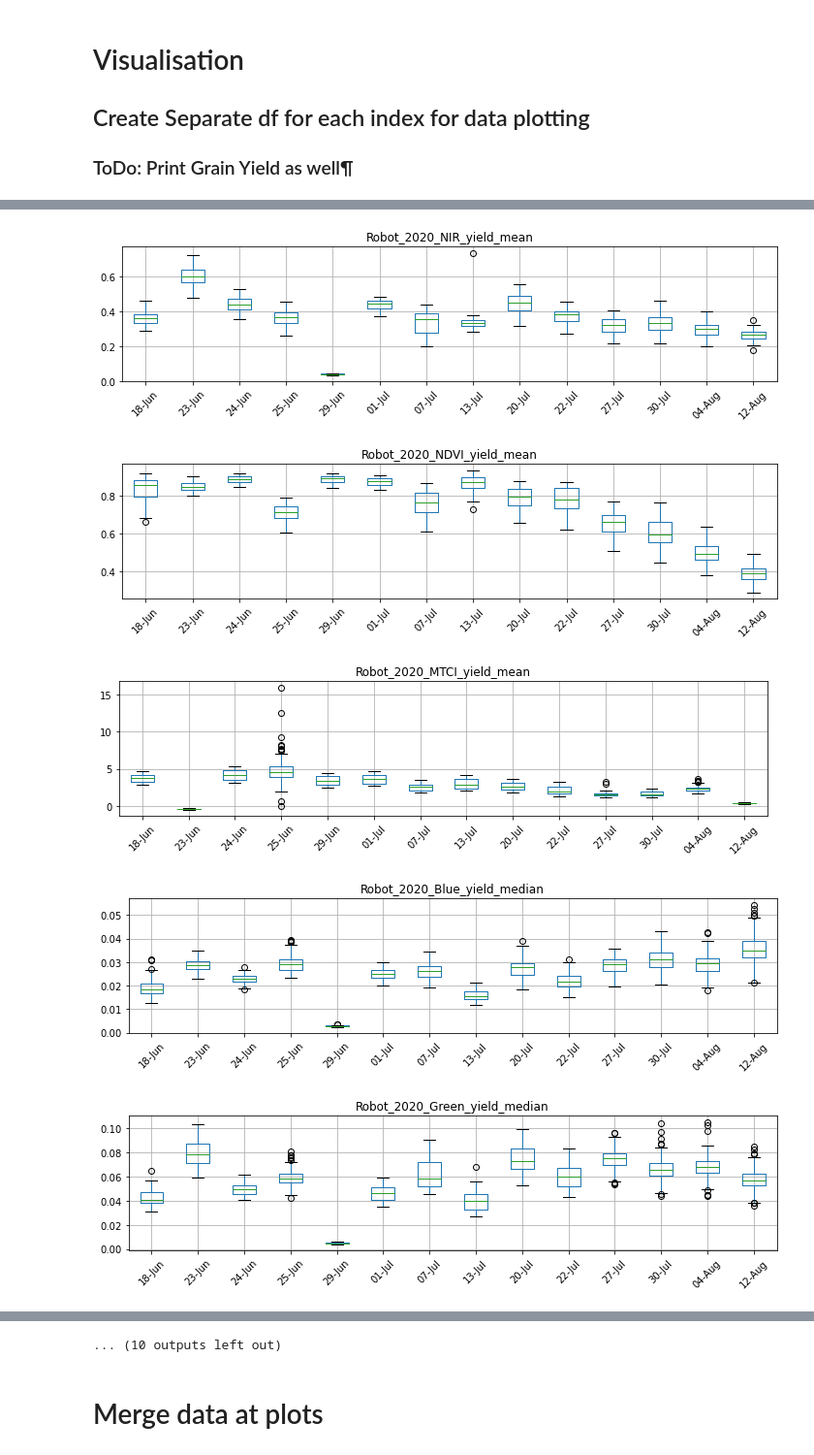
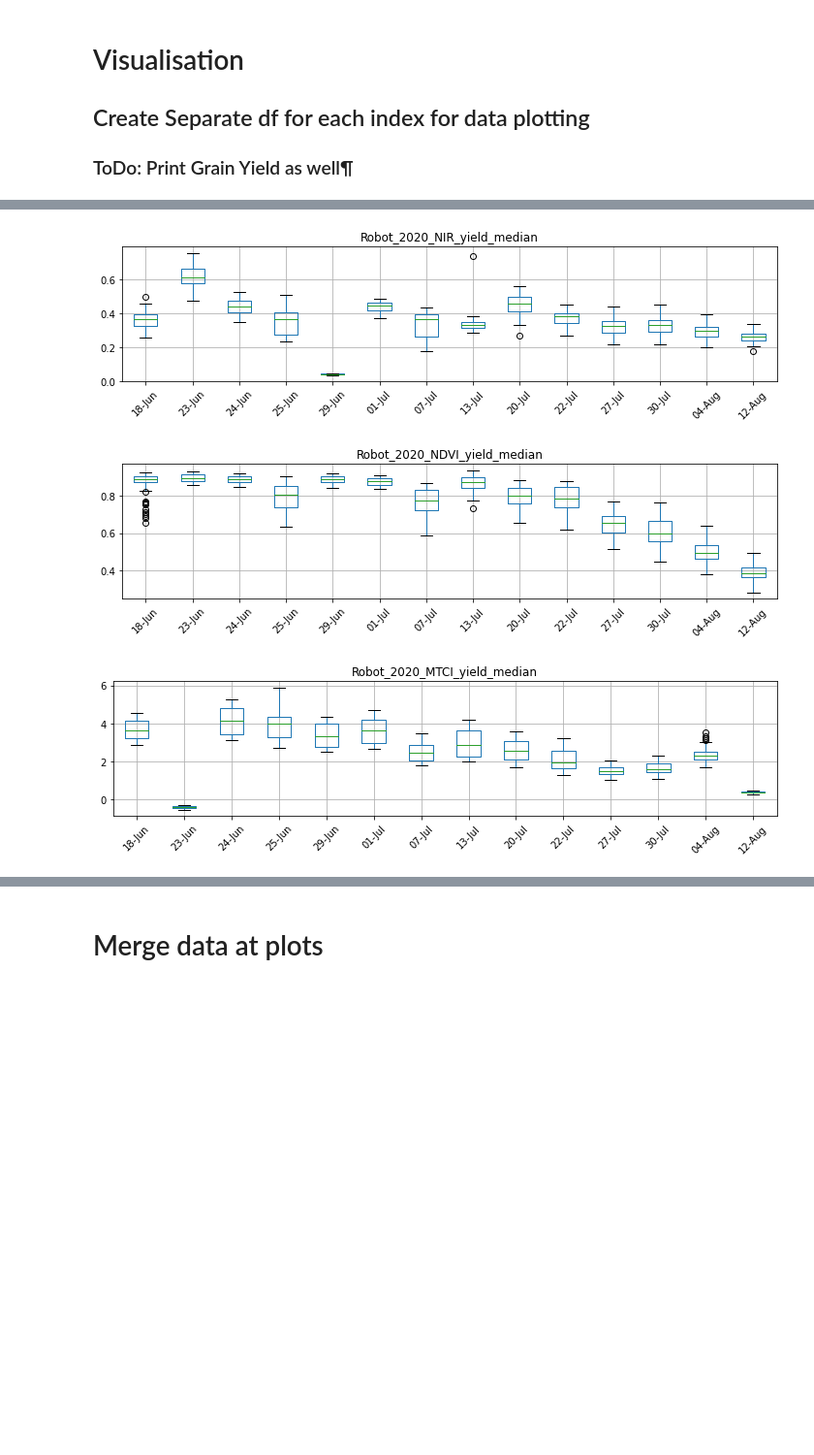
Before and after one commit to fahadijaz/spring_wheat_yield_prediction, a Jupyter notebook: DS Special Syllabus Report/Code/1. Data Cleaning.ipynb, the cells around one changed output, grey strips where cells are left out. Shown at 97% size. Cells and saved outputs as stored; diff of their text form; code cells hidden in the pictures; blank space fills up the shorter version.

```diff
--- a/DS Special Syllabus Report/Code/1. Data Cleaning.ipynb
+++ b/DS Special Syllabus Report/Code/1. Data Cleaning.ipynb
@@ -484,0 +543,18 @@ Wall time: 0 ns
+# %%
+# Append the EVI column title in lists of standard columns
+
+std_columns.extend(['EVI_Mean_Value', 'EVI_Median_Value', 'EVI_Std_Dev_Value'])
+std_columns_mean.append('EVI_Mean_Value')
+std_columns_median.append('EVI_Median_Value')
+std_columns_stdev.append('EVI_Std_Dev_Value')
+# %%
+%%time
+
+for df in complete_dataframes:
+    temp_df = locals()[df].copy()
+
+    temp_df['EVI_Mean_Value']=2.5*(temp_df['NIR_Mean_Value']-temp_df['Red_Mean_Value'])/(temp_df['NIR_Mean_Value']-6*(temp_df['Red_Mean_Value'])-(7.5*temp_df['Blue_Mean_Value'])-1)
+    temp_df['EVI_Median_Value']=2.5*(temp_df['NIR_Median_Value']-temp_df['Red_Median_Value'])/(temp_df['NIR_Median_Value']-6*(temp_df['Red_Median_Value'])-(7.5*temp_df['Blue_Median_Value'])-1)
+    temp_df['EVI_Std_Dev_Value']=2.5*(temp_df['NIR_Std_Dev_Value']-temp_df['Red_Std_Dev_Value'])/(temp_df['NIR_Std_Dev_Value']-6*(temp_df['Red_Std_Dev_Value'])-(7.5*temp_df['Blue_Std_Dev_Value'])-1)
+
+    locals()[df] = temp_df.copy()
@@ -705,7 +783,7 @@ Wall time: 42.9 ms
 date_col = 'Date'
 
 list_df_w_dates = []
-
+dates_sort = []
 for df in df_w_yields:
     new_df_name = df + '_date'
     date1 = new_df_name.split('_')[1]
@@ -716,4 +794,5 @@ for df in df_w_yields:
     list_df_w_dates.append(new_df_name)
     locals()[new_df_name] = temp_df.copy()
     print(new_df_name, date1, temp_df.shape, pd.to_datetime(date1, format = '%d%m%y'))
+    dates_sort.append(pd.to_datetime(date1, format = '%d%m%y'))
 # %% [output]
@@ -758,7 +848,7 @@ Wall time: 87.8 ms
 # %%
 %%time
 
-general_col_names = ['Plot_ID', 'Blue', 'Green', 'Red', 'RedEdge', 'NIR', 'NDVI', 'MTCI']
+general_col_names = ['Plot_ID', 'Blue', 'Green', 'Red', 'RedEdge', 'NIR', 'NDVI', 'MTCI', 'EVI']
 yield_cols = ['GrainYield']
 
 df_all_mean = []
@@ -838,8 +928,9 @@ list_df_w_dates
 
 base_indices = ['Blue', 'Green', 'Red', 'RedEdge', 'NIR', 'NDVI', 'MTCI']
 # yield_cols = ['GrainYield']
+data_agg_list = ['_yield_median_full']
 
-data_agg_list = ['_yield_mean_full', '_yield_median_full', '_yield_stdev_full']
+# data_agg_list = ['_yield_mean_full', '_yield_median_full', '_yield_stdev_full']
 # base_indices = general_col_names[1:]
 
 # base_indices = ['Blue']
@@ -900,5 +991,3 @@ Wall time: 3.66 s
-[figure, old version]
+[figure, new version]
-[figure, old version]
+[figure, new version]
-[figure, old version]
+[figure, new version]
-[figure, removed]
-[figure, removed]
@@ -907,4 +994,3 @@ Wall time: 3.66 s
-... (10 outputs left out)
 # %% [markdown]
 # Merge data at plots
 # %%
```
Also changed, not shown: parts of 29 cells of this notebook, 38 other files.
